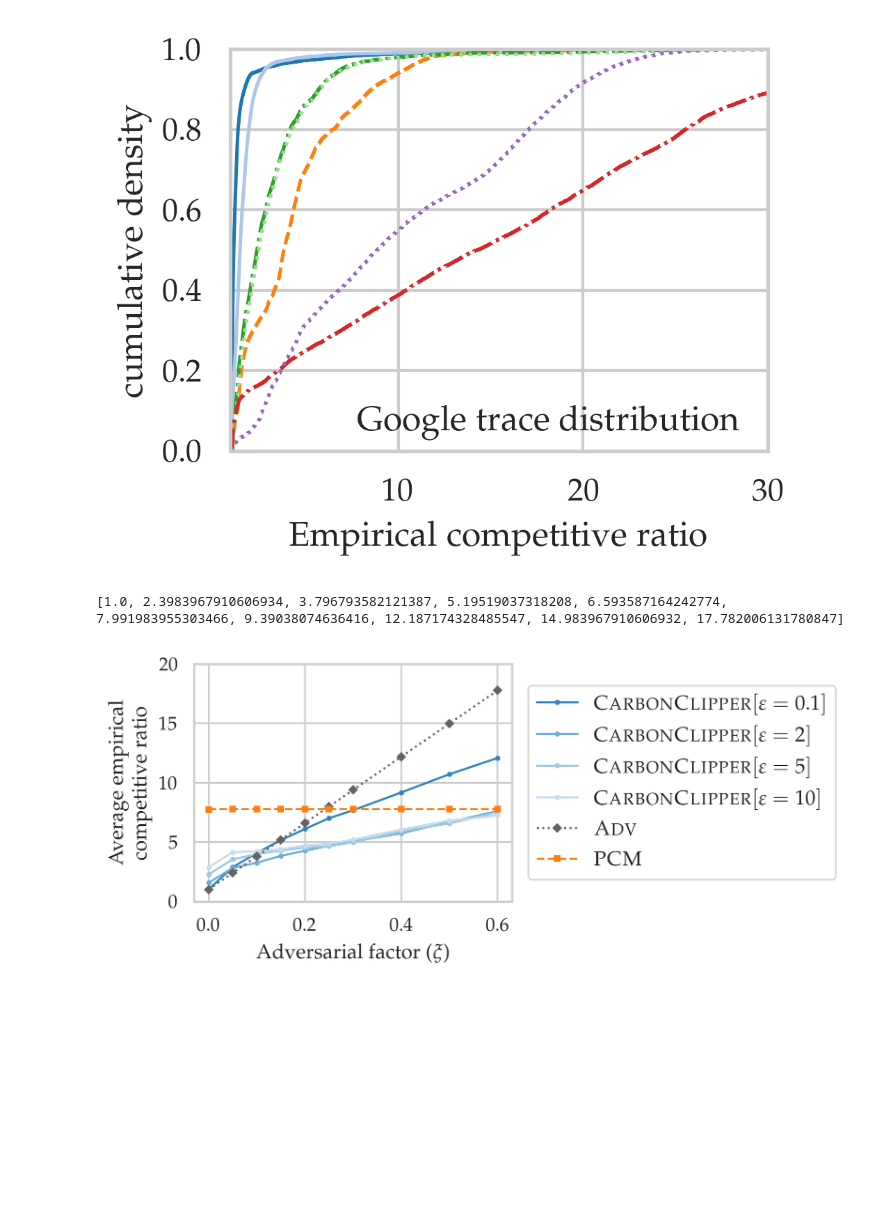
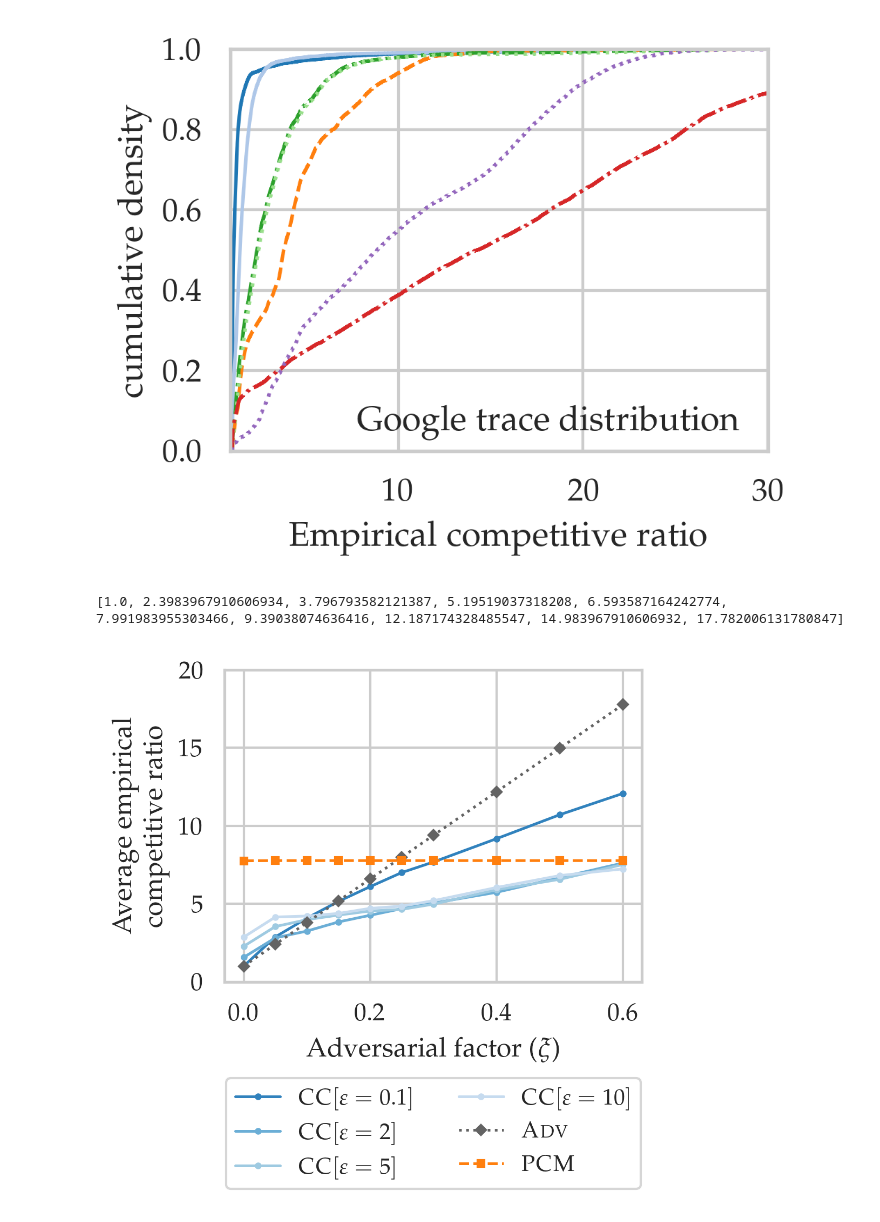
Before and after one commit to umassos/caslb-experiments, a Jupyter notebook: plotting.ipynb, the cells around one changed output. Cells and saved outputs as stored; diff of their text form; code cells hidden in the pictures; blank space fills up the shorter version.

```diff
--- a/plotting.ipynb
+++ b/plotting.ipynb
@@ -136,6 +136,13 @@ agnostics = np.array([])
 constThresholds = np.array([])
 clip0s = np.array([])
 clip2s = np.array([])
+total_cost_pcms = np.array([])
+total_cost_greedys = np.array([])
+total_cost_delayGreedys = np.array([])
+total_cost_agnostics = np.array([])
+total_cost_constThresholds = np.array([])
+total_cost_clip0s = np.array([])
+total_cost_clip2s = np.array([])
 for key in results.keys():
     if key[0] in ["xi", "xi_carbon", "energy", "marginal"]:
         continue
@@ -155,6 +162,14 @@ for key in results.keys():
     constThresholds = np.append(constThresholds, (np.array(cost_constThresholds) / np.array(cost_opts)))
     clip0s = np.append(clip0s, (np.array(cost_clip0s) / np.array(cost_opts)))
     clip2s = np.append(clip2s, (np.array(cost_clip2s) / np.array(cost_opts)))
+
+    total_cost_pcms = np.append(total_cost_pcms, np.array(cost_pcms))
+    total_cost_greedys = np.append(total_cost_greedys, np.array(cost_greedys))
+    total_cost_delayGreedys = np.append(total_cost_delayGreedys, np.array(cost_delayGreedys))
+    total_cost_agnostics = np.append(total_cost_agnostics, np.array(cost_agnostics))
+    total_cost_constThresholds = np.append(total_cost_constThresholds, np.array(cost_constThresholds))
+    total_cost_clip0s = np.append(total_cost_clip0s, np.array(cost_clip0s))
+    total_cost_clip2s = np.append(total_cost_clip2s, np.array(cost_clip2s))
 
 # if there are any competitive ratios < 1, then set them to 1
 pcms[pcms < 1] = 1
@@ -792,7 +893,7 @@ constThresholds = np.array([])
 clip0s = np.array([])
 clip2s = np.array([])
 for key in results.keys():
-    if key[0] not in ["marginal"]:
+    if key[0] not in ["marginal", "marginal_gb"]:
         continue
     cost_opts = results[key]["cost_opts"]
     cost_pcms = results[key]["cost_pcms"]
@@ -923,36 +1024,36 @@ for xi in xis:
     crClip5 = (np.array(cost_clip5s) / np.array(cost_opts)).mean()
     crClip10 = (np.array(cost_clip10s) / np.array(cost_opts)).mean()
 
     pcms.append(crPCM)
     advs.append(crAdv)
     greedys.append(crGreedy)
     clip0s.append(crClip0)
     clip2s.append(crClip2)
     clip5s.append(crClip5)
     clip10s.append(crClip10)
 
 print(advs)
 
 # plot the average competitive ratio
 plt.figure(figsize=(3.325, 2.5), dpi=300)
 lw = 1.2
-plt.plot(xis, clip0s, color=colorDict["clip0xi"], label="$\\textsc{CarbonClipper}[\\varepsilon = 0.1]$", marker='.', linestyle='solid', markersize=4, linewidth=lw)
-plt.plot(xis, clip2s, color=colorDict["clip2xi"], label="$\\textsc{CarbonClipper}[\\varepsilon = 2]$", marker='.', linestyle='solid', markersize=4, linewidth=lw)
-plt.plot(xis, clip5s, color=colorDict["clip5xi"], label="$\\textsc{CarbonClipper}[\\varepsilon = 5]$", marker='.', linestyle='solid', markersize=4, linewidth=lw)
-plt.plot(xis, clip10s, color=colorDict["clip10xi"], label="$\\textsc{CarbonClipper}[\\varepsilon = 10]$", marker='.', linestyle='solid', markersize=4, linewidth=lw)
+plt.plot(xis, clip0s, color=colorDict["clip0xi"], label="$\\textsc{CC}[\\varepsilon = 0.1]$", marker='.', linestyle='solid', markersize=4, linewidth=lw)
+plt.plot(xis, clip2s, color=colorDict["clip2xi"], label="$\\textsc{CC}[\\varepsilon = 2]$", marker='.', linestyle='solid', markersize=4, linewidth=lw)
+plt.plot(xis, clip5s, color=colorDict["clip5xi"], label="$\\textsc{CC}[\\varepsilon = 5]$", marker='.', linestyle='solid', markersize=4, linewidth=lw)
+plt.plot(xis, clip10s, color=colorDict["clip10xi"], label="$\\textsc{CC}[\\varepsilon = 10]$", marker='.', linestyle='solid', markersize=4, linewidth=lw)
 plt.plot(xis, advs, color=colorDict["adv"], label="$\\textsc{Adv}$", marker='D', linestyle='dotted', markersize=3, linewidth=lw)
 plt.plot(xis, pcms, color=colorDict["pcm"], label='$\\textsc{PCM}$', marker='s', linestyle='dashed', markersize=3, linewidth=lw)
 # plt.plot(xis, greedys, label='greedy policy', marker='o', linestyle='dashdot', markersize=3, linewidth=lw)
 # plt.xlim(0, 0.6)
 
 plt.ylim(0, 20)
 plt.yticks([0, 5, 10, 15, 20])
 
 # put the legend outside the plot and to the right
-plt.legend(loc='center right', bbox_to_anchor=(2.05, 0.5), fontsize=12, frameon=True)
+plt.legend(ncol=2, loc='lower center', bbox_to_anchor=(0.50, -0.7), fontsize=10, frameon=True)
 plt.xlabel("Adversarial factor ($\\xi$)", fontsize=12)
 plt.ylabel("Average empirical\n competitive ratio", fontsize=12)
 plt.savefig("plots/xi.pdf", bbox_inches='tight', pad_inches=0)
 # %% [output]
 [1.0, 2.3983967910606934, 3.796793582121387, 5.19519037318208, 6.593587164242774, 7.991983955303466, 9.39038074636416, 12.187174328485547, 14.983967910606932, 17.782006131780847]
-[figure, old version]
+[figure, new version]
```
Also changed, not shown: parts of 7 cells of this notebook, 18 other files.
